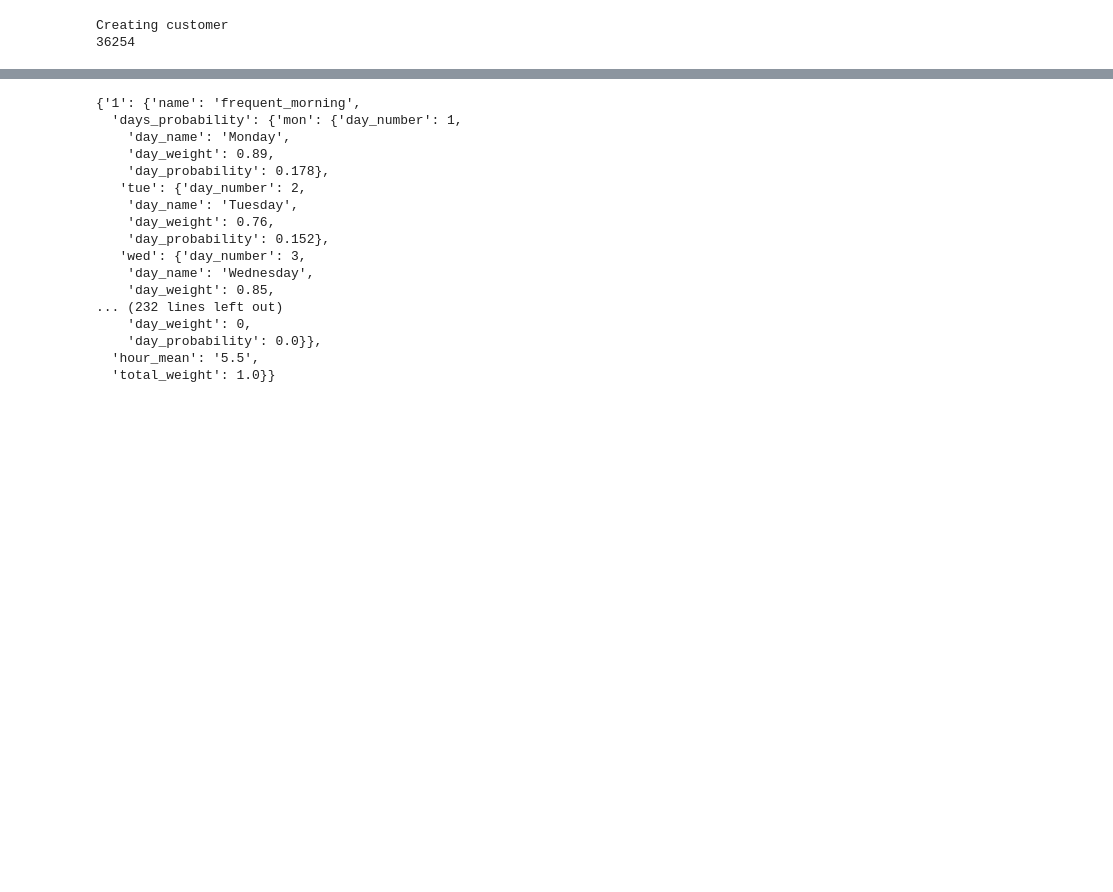
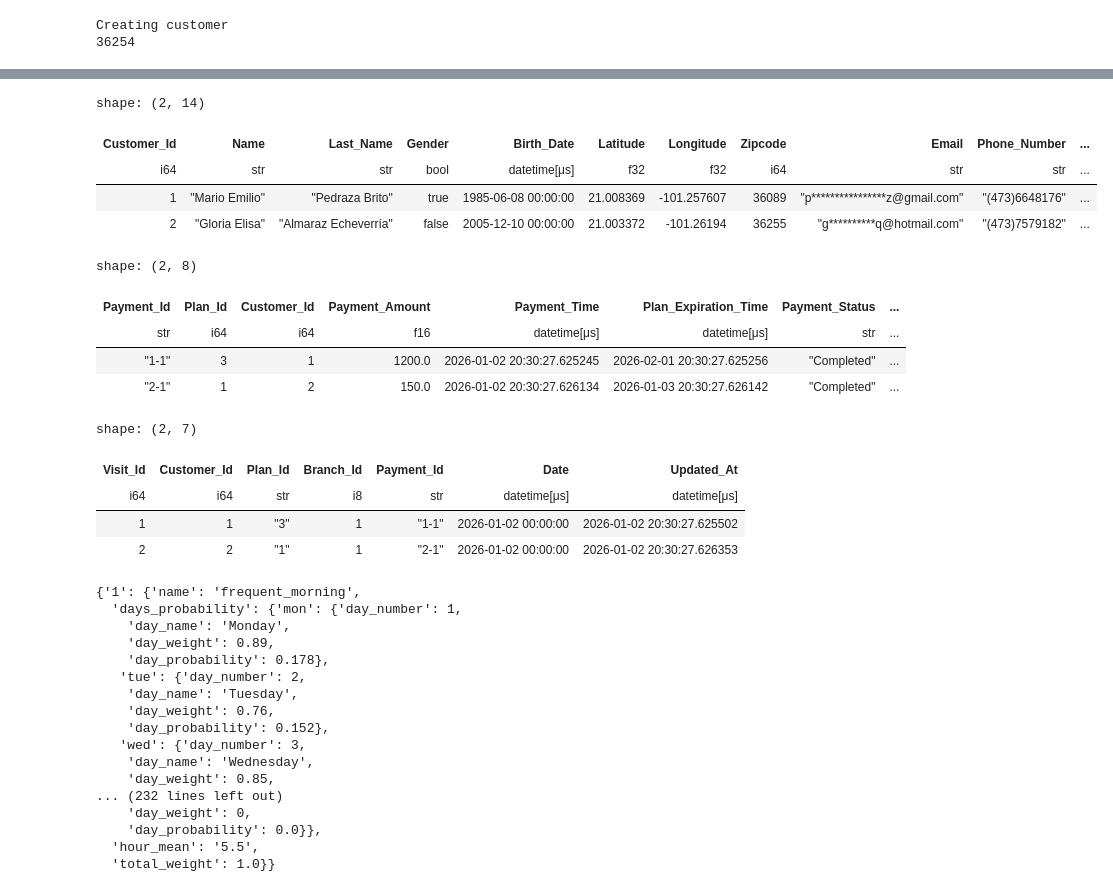
Before and after one commit to BrunoRodriguez274/Data_project, a Jupyter notebook: notebooks/access_data_generator.ipynb, the cells around one changed output, grey strips where cells are left out. Cells and saved outputs as stored; diff of their text form; code cells hidden in the pictures; blank space fills up the shorter version.

```diff
--- a/notebooks/access_data_generator.ipynb
+++ b/notebooks/access_data_generator.ipynb
@@ -383,3 +467,23 @@ shape: (7, 14)
+# %%
+display(datasets[0])
+display(datasets[1])
+display(datasets[2])
+# %% [output]
+shape: (2, 14)
+| Customer_Id | Name | Last_Name | Gender | Birth_Date | Latitude | Longitude | Zipcode | Email | Phone_Number | ... |
+| i64 | str | str | bool | datetime[μs] | f32 | f32 | i64 | str | str | ... |
+| 1 | "Mario Emilio" | "Pedraza Brito" | true | 1985-06-08 00:00:00 | 21.008369 | -101.257607 | 36089 | "p****************z@gmail.com" | "(473)6648176" | ... |
+| 2 | "Gloria Elisa" | "Almaraz Echeverría" | false | 2005-12-10 00:00:00 | 21.003372 | -101.26194 | 36255 | "g**********q@hotmail.com" | "(473)7579182" | ... |
+shape: (2, 8)
+| Payment_Id | Plan_Id | Customer_Id | Payment_Amount | Payment_Time | Plan_Expiration_Time | Payment_Status | ... |
+| str | i64 | i64 | f16 | datetime[μs] | datetime[μs] | str | ... |
+| "1-1" | 3 | 1 | 1200.0 | 2026-01-02 20:30:27.625245 | 2026-02-01 20:30:27.625256 | "Completed" | ... |
+| "2-1" | 1 | 2 | 150.0 | 2026-01-02 20:30:27.626134 | 2026-01-03 20:30:27.626142 | "Completed" | ... |
+shape: (2, 7)
+| Visit_Id | Customer_Id | Plan_Id | Branch_Id | Payment_Id | Date | Updated_At |
+| i64 | i64 | str | i8 | str | datetime[μs] | datetime[μs] |
+| 1 | 1 | "3" | 1 | "1-1" | 2026-01-02 00:00:00 | 2026-01-02 20:30:27.625502 |
+| 2 | 2 | "1" | 1 | "2-1" | 2026-01-02 00:00:00 | 2026-01-02 20:30:27.626353 |
 # %%
 for profile in profiles.keys():
     days = profiles[profile]["days_probability"]
```
Also changed, not shown: parts of 4 cells of this notebook, 5 other files.
